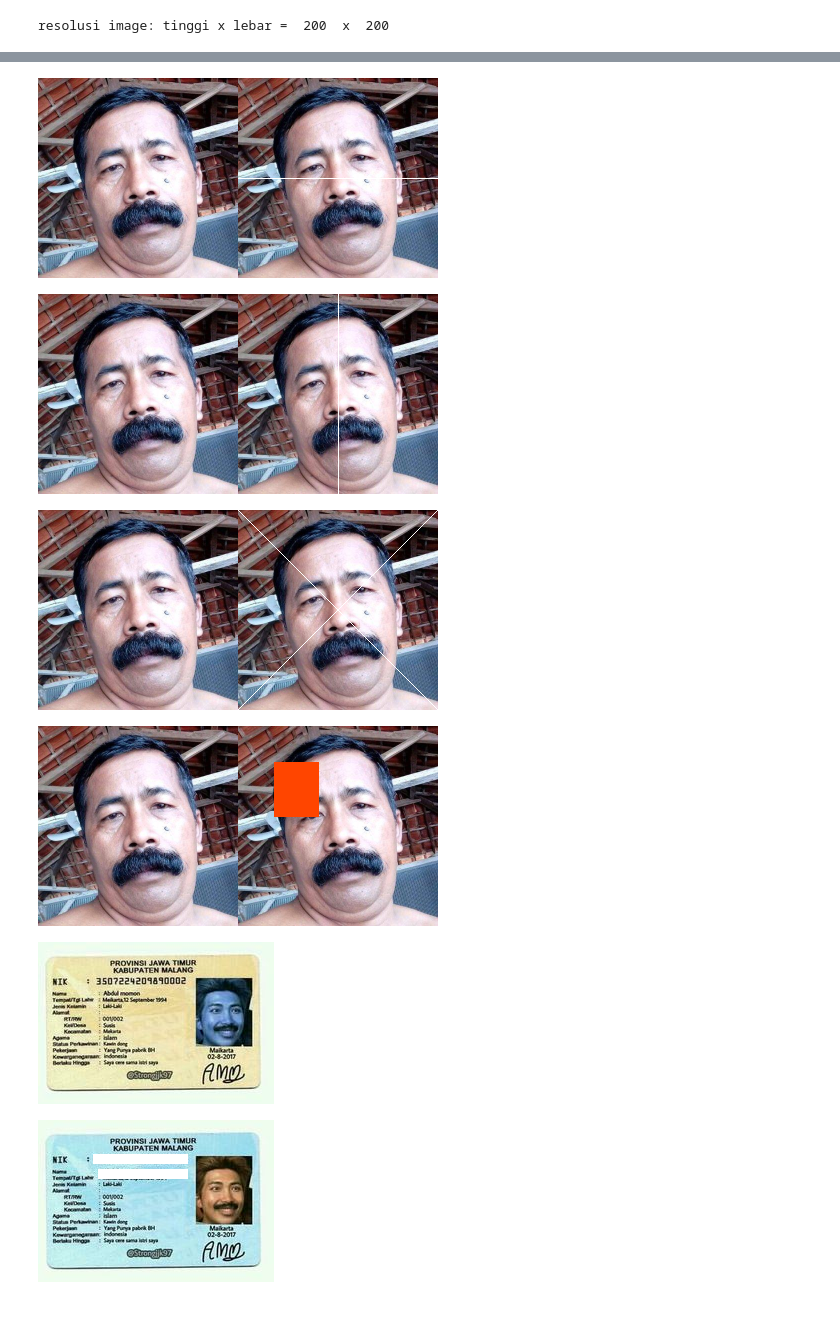
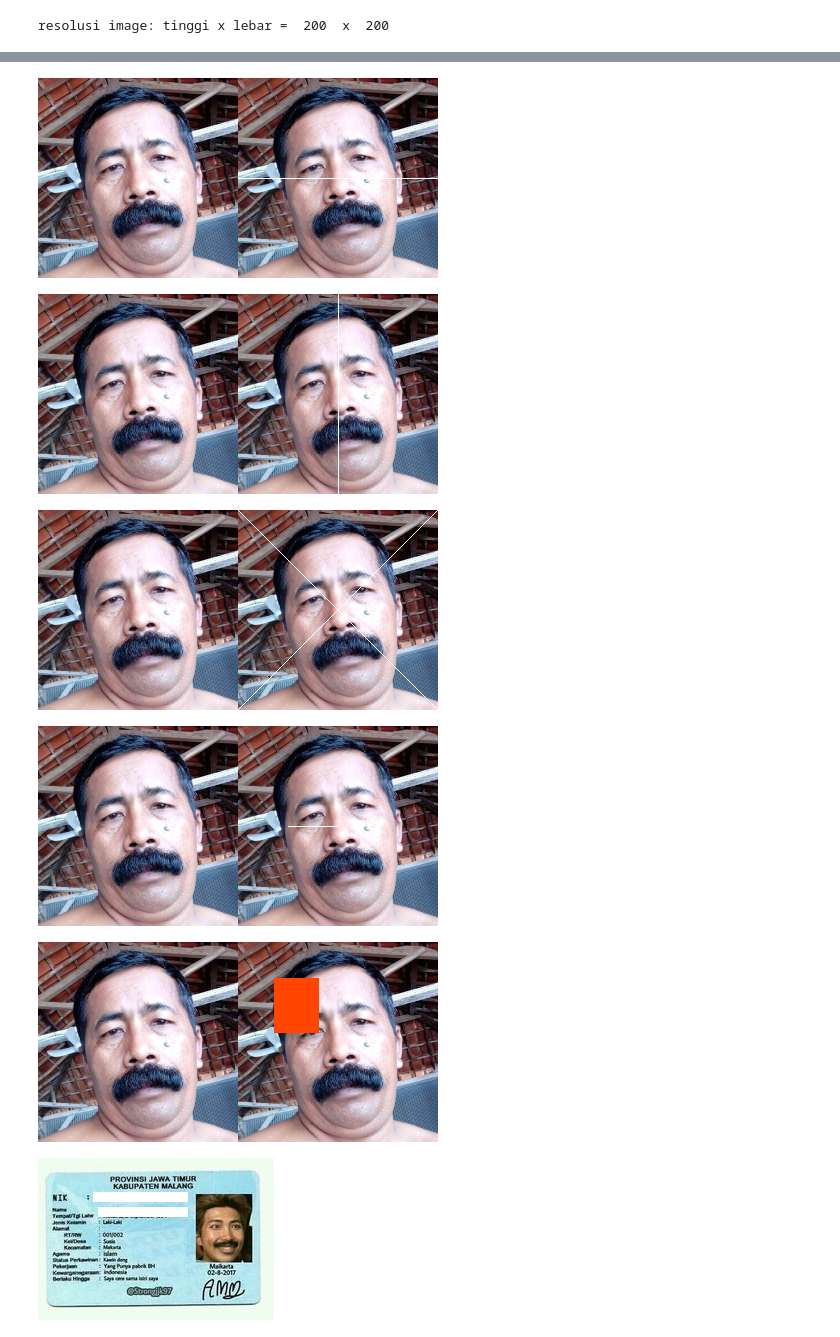
Before and after one commit to davismaulana/PCVK_Ganjil_2024, a Jupyter notebook: pcvk.ipynb, the cells around one changed output, grey strips where cells are left out. Drawn from its saved outputs; the diff is of its cells as text; code cells hidden in the pictures; blank space fills up the shorter version.

```diff
--- a/pcvk.ipynb
+++ b/pcvk.ipynb
@@ -61,43 +61,46 @@ for y in range(tinggi):
 
 for y in range(tinggi):
     x = lebar - y - 1
     if 0 <= x < lebar:
         image_3[y, x] = [255, 255, 255]
 
 final_frame = cv.hconcat((image_2, image_3))
 cv2_imshow(final_frame)
 
 print('\n')
 
 image_2 = cv.cvtColor(image, cv.COLOR_BGR2RGB)
 image_3 = cv.cvtColor(image, cv.COLOR_BGR2RGB)
 
+for y in range(50,100):
+  image_3[int(tinggi/2),y] = [255,255,255]
+
+final_frame = cv.hconcat((image_2, image_3))
+cv2_imshow(final_frame)
+
+print('\n')
+
+image_2 = cv.cvtColor(image, cv.COLOR_BGR2RGB)
+image_3 = cv.cvtColor(image, cv.COLOR_BGR2RGB)
+
 start = 36
 for y in range (45):
     for c in range (55):
         image_3[start + c,start + y] = [0,69,255]
 
 final_frame = cv.hconcat((image_2, image_3))
 cv2_imshow(final_frame)
-
-print('\n')
-
-image = io.imread("https://i.pinimg.com/236x/77/53/d5/7753d514e0726b9c801fa89fd650ac5b.jpg")
-image_2 = cv.cvtColor(image, cv.COLOR_BGR2RGB)
-image_3 = cv.cvtColor(image, cv.COLOR_BGR2RGB)
-final_frame = cv.hconcat((image_2, image_3))
-cv2_imshow(image)
 # %% [output]
 [figure]
 [figure]
 [figure]
 resolusi image: tinggi x lebar =  200  x  200
 [figure]
 [figure]
 [figure]
 [figure]
-[figure, old version]
+[figure, new version]
-[figure, old version]
+[figure, new version]
 # %%
 import numpy as np
 import pandas as pd
```
Also changed, not shown: parts of 1 cell of this notebook.
